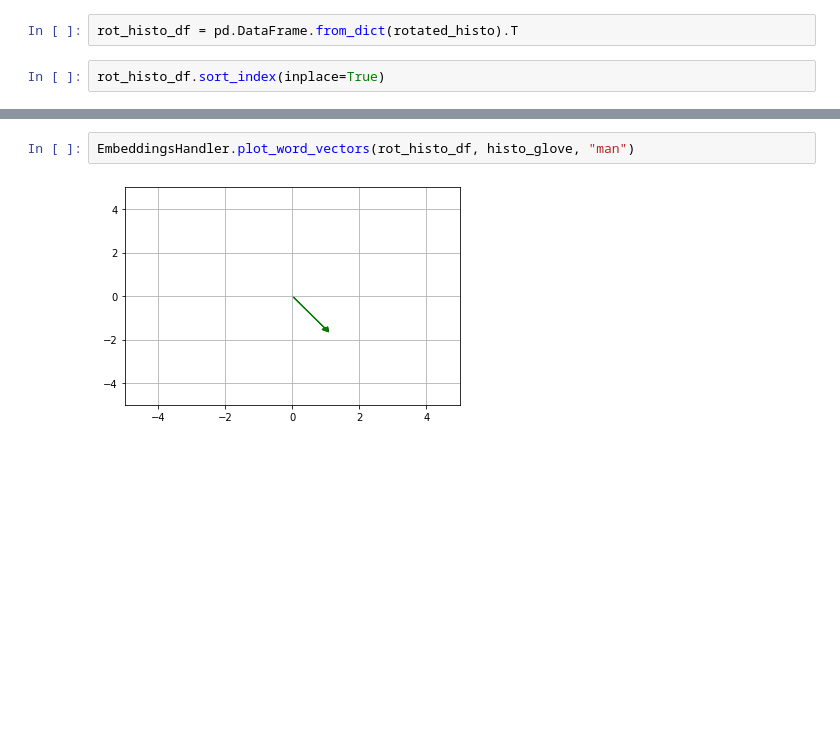
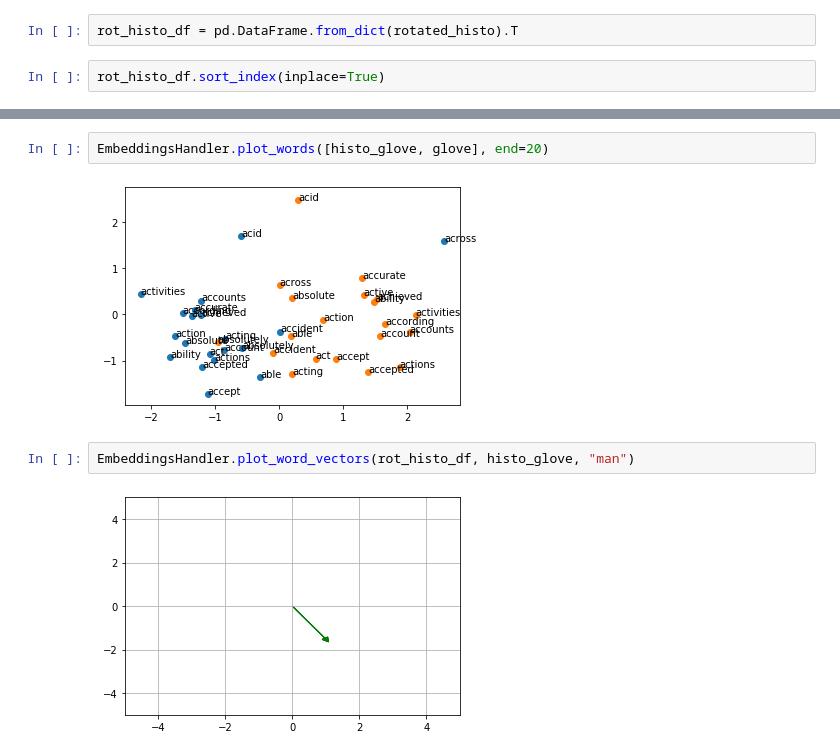
Before and after one commit to nicoloverardo/historical-events-detection, a Jupyter notebook: embcomp.ipynb, the cells around one changed output, grey strips where cells are left out. Saved outputs shown, nothing was run; the diff lists cells and outputs as text; blank space fills up the shorter version.

```diff
--- a/embcomp.ipynb
+++ b/embcomp.ipynb
@@ -91,3 +97,7 @@ EmbeddingsHandler.plot_words(rot_histo_df, end=50)
+# %%
+EmbeddingsHandler.plot_words([histo_glove, glove], end=20)
+# %% [output]
+[figure, added]
 # %%
 EmbeddingsHandler.plot_word_vectors(rot_histo_df, histo_glove, "man")
 # %% [output]
```
Also changed, not shown: parts of 12 cells of this notebook, 2 other files.
